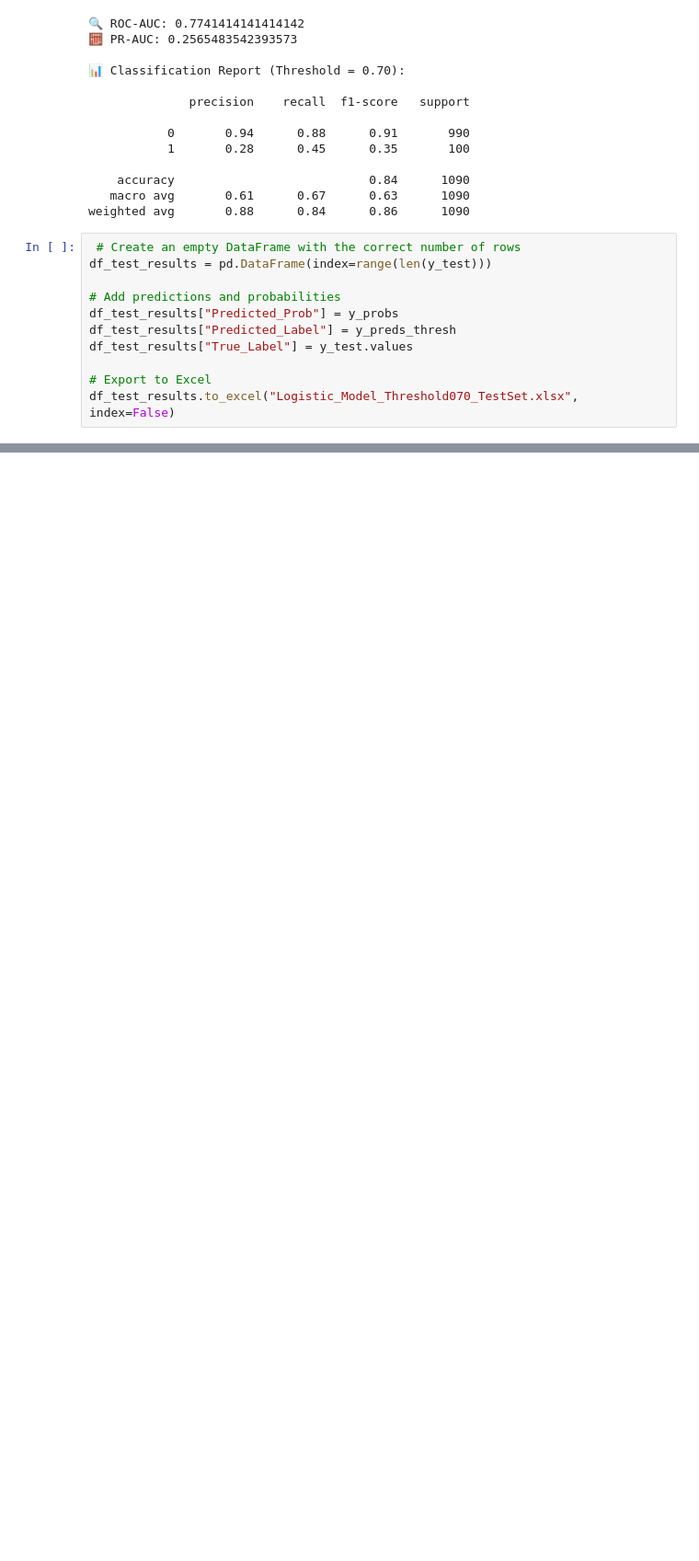
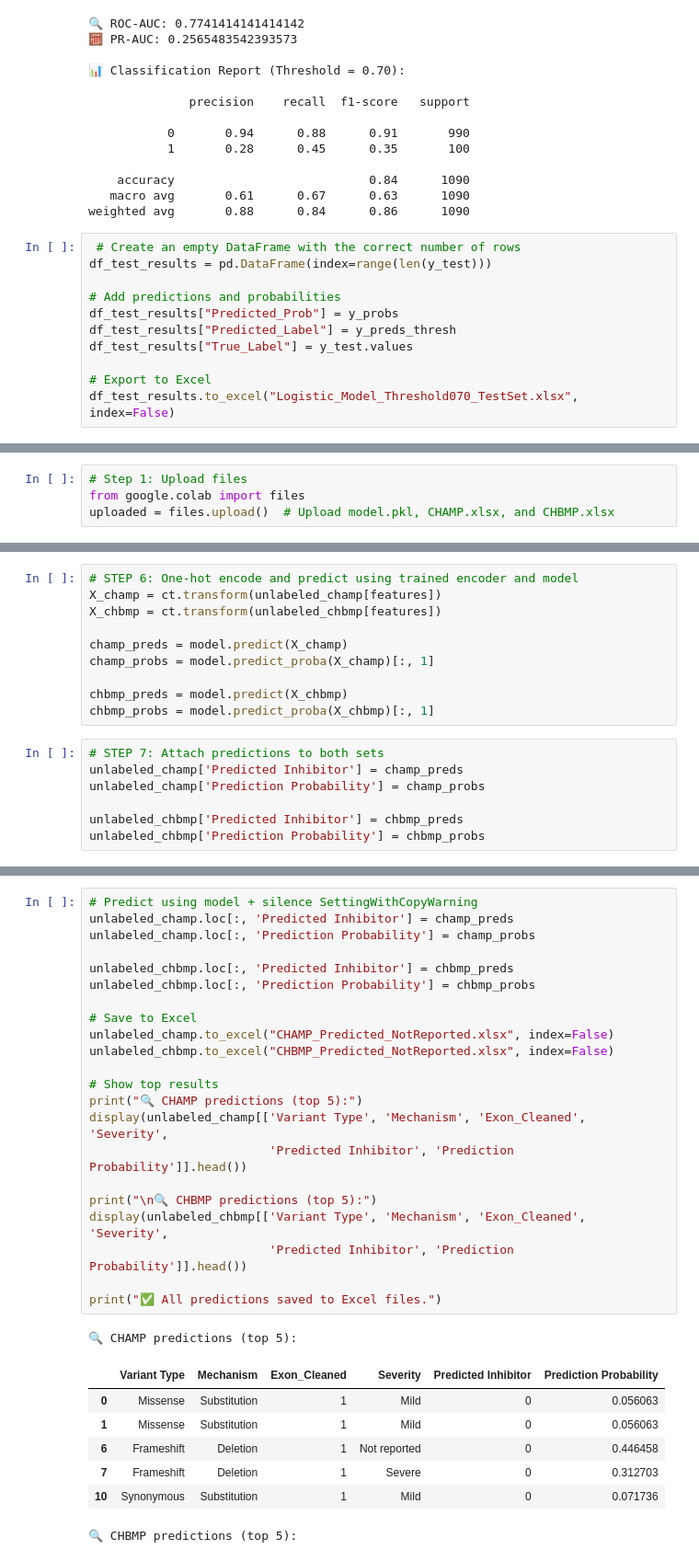
Before and after one commit to kathisw/hemophilia, a Jupyter notebook: KDD_CDC_KSBMP.ipynb, the cells around one changed output, grey strips where cells are left out. Shown at 92% size. Cells and saved outputs as stored; diff of their text form; blank space fills up the shorter version.

```diff
--- a/KDD_CDC_KSBMP.ipynb
+++ b/KDD_CDC_KSBMP.ipynb
@@ -2747,0 +2895,4 @@ Mean PR-AUC: 1.000 ± 0.000
+# %%
+# Step 1: Upload files
+from google.colab import files
+uploaded = files.upload()  # Upload model.pkl, CHAMP.xlsx, and CHBMP.xlsx
@@ -2747,0 +2980,17 @@ Mean PR-AUC: 1.000 ± 0.000
+# %%
+# STEP 6: One-hot encode and predict using trained encoder and model
+X_champ = ct.transform(unlabeled_champ[features])
+X_chbmp = ct.transform(unlabeled_chbmp[features])
+
+champ_preds = model.predict(X_champ)
+champ_probs = model.predict_proba(X_champ)[:, 1]
+
+chbmp_preds = model.predict(X_chbmp)
+chbmp_probs = model.predict_proba(X_chbmp)[:, 1]
+# %%
+# STEP 7: Attach predictions to both sets
+unlabeled_champ['Predicted Inhibitor'] = champ_preds
+unlabeled_champ['Prediction Probability'] = champ_probs
+
+unlabeled_chbmp['Predicted Inhibitor'] = chbmp_preds
+unlabeled_chbmp['Prediction Probability'] = chbmp_probs
@@ -2747,0 +3024,31 @@ Mean PR-AUC: 1.000 ± 0.000
+# %%
+# Predict using model + silence SettingWithCopyWarning
+unlabeled_champ.loc[:, 'Predicted Inhibitor'] = champ_preds
+unlabeled_champ.loc[:, 'Prediction Probability'] = champ_probs
+
+unlabeled_chbmp.loc[:, 'Predicted Inhibitor'] = chbmp_preds
+unlabeled_chbmp.loc[:, 'Prediction Probability'] = chbmp_probs
+
+# Save to Excel
+unlabeled_champ.to_excel("CHAMP_Predicted_NotReported.xlsx", index=False)
+unlabeled_chbmp.to_excel("CHBMP_Predicted_NotReported.xlsx", index=False)
+
+# Show top results
+print("🔍 CHAMP predictions (top 5):")
+display(unlabeled_champ[['Variant Type', 'Mechanism', 'Exon_Cleaned', 'Severity',
+                         'Predicted Inhibitor', 'Prediction Probability']].head())
+
+print("\n🔍 CHBMP predictions (top 5):")
+display(unlabeled_chbmp[['Variant Type', 'Mechanism', 'Exon_Cleaned', 'Severity',
+                         'Predicted Inhibitor', 'Prediction Probability']].head())
+
+print("✅ All predictions saved to Excel files.")
+# %% [output]
+🔍 CHAMP predictions (top 5):
+|  | Variant Type | Mechanism | Exon_Cleaned | Severity | Predicted Inhibitor | Prediction Probability |
+| 0 | Missense | Substitution | 1 | Mild | 0 | 0.056063 |
+| 1 | Missense | Substitution | 1 | Mild | 0 | 0.056063 |
+| 6 | Frameshift | Deletion | 1 | Not reported | 0 | 0.446458 |
+| 7 | Frameshift | Deletion | 1 | Severe | 0 | 0.312703 |
+| 10 | Synonymous | Substitution | 1 | Mild | 0 | 0.071736 |
+🔍 CHBMP predictions (top 5):
```
Also changed, not shown: parts of 30 cells of this notebook.
